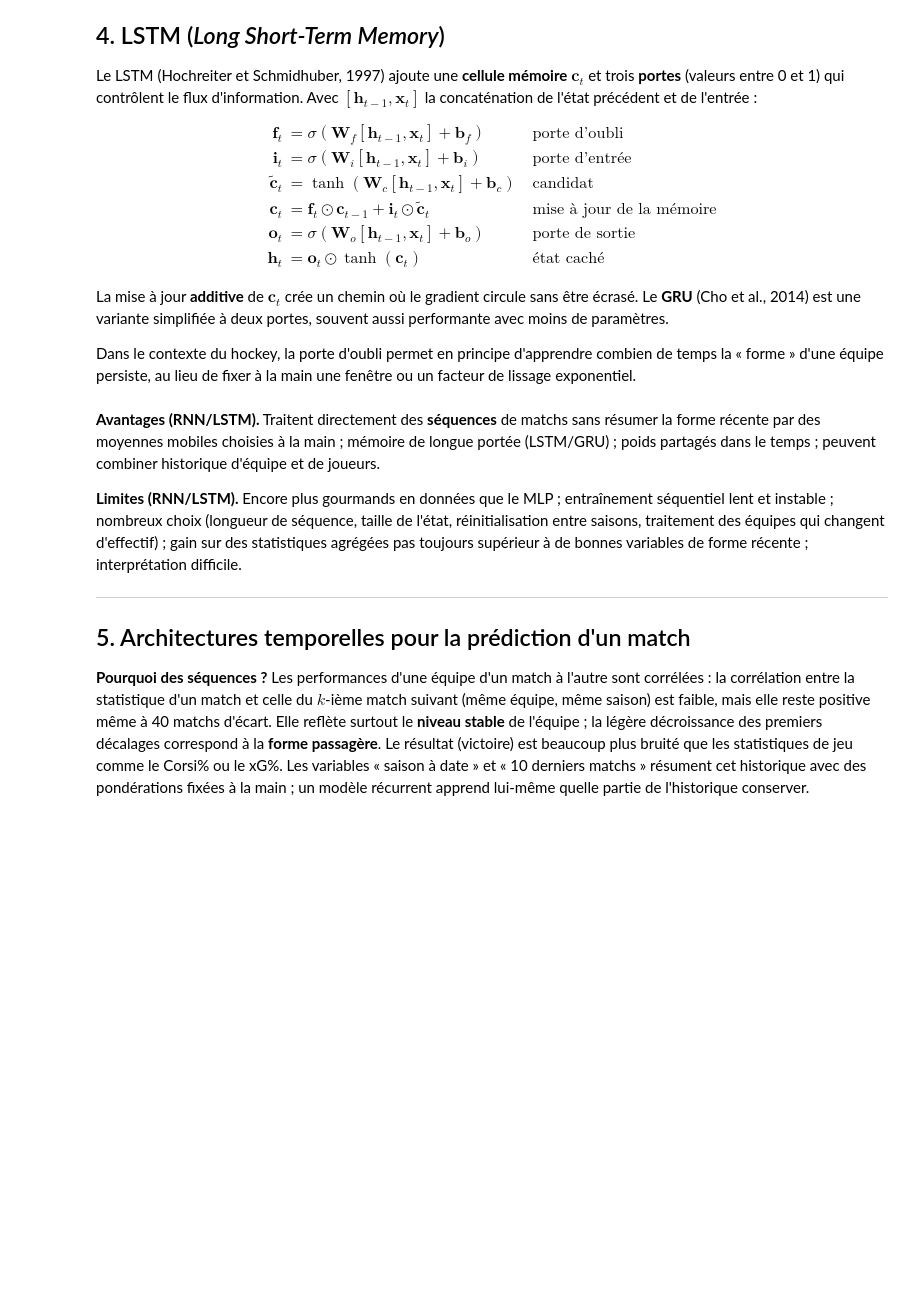
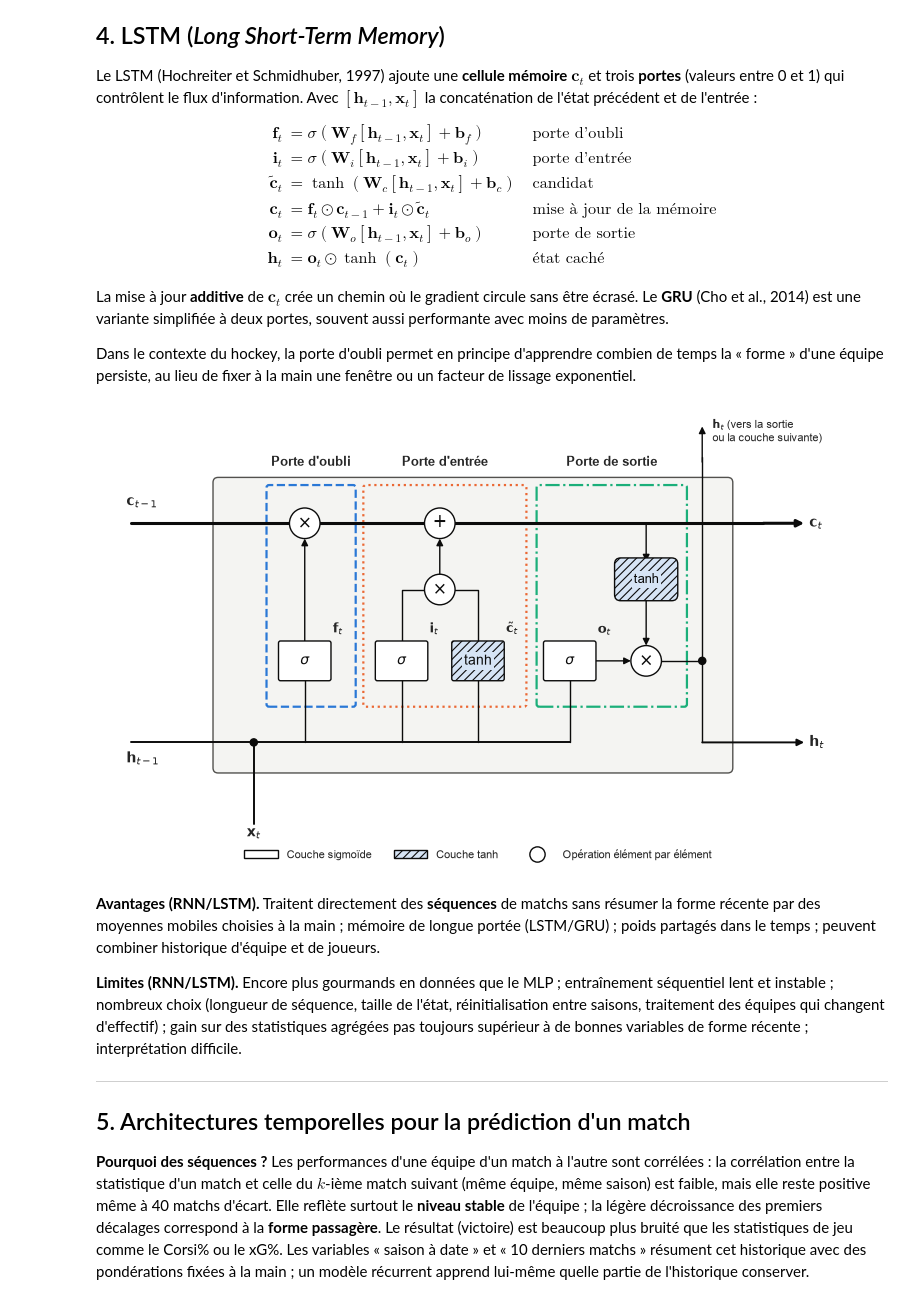
Before and after one commit to a3jeu/nhl-probabilistic-forecasting, a Jupyter notebook: notebooks/02_methodes/modeles/03_reseaux_neurones.ipynb, the cells around one changed output. Cells and saved outputs as stored; diff of their text form; code cells hidden in the pictures; blank space fills up the shorter version.

```diff
--- a/notebooks/02_methodes/modeles/03_reseaux_neurones.ipynb
+++ b/notebooks/02_methodes/modeles/03_reseaux_neurones.ipynb
@@ -456,31 +470,53 @@ Dans le contexte du hockey, la porte d'oubli permet en principe d'apprendre comb
 « forme » d'une équipe persiste, au lieu de fixer à la main une fenêtre ou un facteur de
 lissage exponentiel.
 # %%
-fig, ax = canevas(9, 5.4, (-0.9, 12.9), (-0.9, 7.2))
+fig, ax = canevas(9.6, 5.6, (-0.9, 13.7), (-0.9, 7.4))
 # Cadre de la cellule
 ax.add_patch(
     FancyBboxPatch(
-        (1.3, 0.5), 9.4, 5.6, boxstyle="round,pad=0.1", fc="#f4f4f2", ec=ENCRE_2, lw=1, zorder=0
+        (1.3, 0.5), 10.0, 5.6, boxstyle="round,pad=0.1", fc="#f4f4f2", ec=ENCRE_2, lw=1, zorder=0
     )
 )
 Y_C, Y_H, Y_PORTES = 5.3, 1.0, 2.6
+X_F, X_I, X_CAND, X_O, X_SORTIE, X_H = 3.0, 4.9, 6.4, 8.2, 9.7, 10.8
+# Composantes de chaque porte regroupées : un type de trait par porte (lisible en N&B)
+regions = [
+    (2.3, 3.95, "Porte d'oubli", COULEURS[0], "--"),
+    (4.2, 7.3, "Porte d'entrée", COULEURS[1], ":"),
+    (7.6, 10.45, "Porte de sortie", COULEURS[2], "-."),
+]
+for x0, x1, nom, couleur, ls in regions:
+    ax.add_patch(
+        FancyBboxPatch(
+            (x0, 1.75),
+            x1 - x0,
+            4.25,
+            boxstyle="round,pad=0.05",
+            fc="none",
+            ec=couleur,
+            lw=1.6,
+            ls=ls,
+            zorder=1,
+        )
+    )
+    ax.text((x0 + x1) / 2, 6.5, nom, fontsize=9, ha="center", va="center", fontweight="bold")
 # Chemin de la cellule mémoire (haut)
-trait(ax, [-0.4, 11.7], [Y_C, Y_C], lw=2.2)
-fleche(ax, (11.4, Y_C), (12.2, Y_C), lw=2.2)
+trait(ax, [-0.4, 12.0], [Y_C, Y_C], lw=2.2)
+fleche(ax, (12.0, Y_C), (12.8, Y_C), lw=2.2)
 ax.text(-0.5, Y_C + 0.35, "$\\mathbf{c}_{t-1}$", fontsize=10, ha="left")
-ax.text(12.3, Y_C, "$\\mathbf{c}_t$", fontsize=10, va="center")
+ax.text(12.9, Y_C, "$\\mathbf{c}_t$", fontsize=10, va="center")
 # Entrées en bas : h_{t-1} et x_t concaténés (bus)
-trait(ax, [-0.4, 7.6], [Y_H, Y_H], lw=1.4)
+trait(ax, [-0.4, X_O], [Y_H, Y_H], lw=1.4)
 ax.text(-0.5, Y_H - 0.4, "$\\mathbf{h}_{t-1}$", fontsize=10, ha="left")
 trait(ax, [2.0, 2.0], [-0.6, Y_H], lw=1.4)
 ax.add_patch(Circle((2.0, Y_H), 0.07, color=ENCRE, zorder=3))
 ax.text(2.0, -0.85, "$\\mathbf{x}_t$", fontsize=10, ha="center")
-# Portes : position x, nom, activation
+# Couches : position x, activation, nom
 portes = [
-    (3.0, "$\\sigma$", "$\\mathbf{f}_t$"),
-    (4.6, "$\\sigma$", "$\\mathbf{i}_t$"),
-    (6.1, "tanh", "$\\tilde{\\mathbf{c}}_t$"),
-    (7.6, "$\\sigma$", "$\\mathbf{o}_t$"),
+    (X_F, "$\\sigma$", "$\\mathbf{f}_t$"),
+    (X_I, "$\\sigma$", "$\\mathbf{i}_t$"),
+    (X_CAND, "tanh", "$\\tilde{\\mathbf{c}}_t$"),
+    (X_O, "$\\sigma$", "$\\mathbf{o}_t$"),
 ]
 for x, act, nom in portes:
     trait(ax, [x, x], [Y_H, Y_PORTES - 0.35])
@@ -498,54 +534,61 @@ for x, act, nom in portes:
     )
     ax.text(x + 0.55, Y_PORTES + 0.55, nom, fontsize=9)
 # Porte d'oubli -> × sur le chemin de la cellule
-noeud(ax, 3.0, Y_C, "$\\times$", r=0.3, fs=12)
-fleche(ax, (3.0, Y_PORTES + 0.38), (3.0, Y_C - 0.3))
+noeud(ax, X_F, Y_C, "$\\times$", r=0.3, fs=12)
+fleche(ax, (X_F, Y_PORTES + 0.38), (X_F, Y_C - 0.3))
 # Porte d'entrée × candidat -> + sur le chemin de la cellule
-noeud(ax, 5.35, 4.0, "$\\times$", r=0.3, fs=12)
-trait(ax, [4.6, 4.6, 5.05], [Y_PORTES + 0.38, 4.0, 4.0])
-trait(ax, [6.1, 6.1, 5.65], [Y_PORTES + 0.38, 4.0, 4.0])
-noeud(ax, 5.35, Y_C, "$+$", r=0.3, fs=12)
-fleche(ax, (5.35, 4.3), (5.35, Y_C - 0.3))
-# Sortie : tanh(c_t) × o_t -> h_t
-boite(ax, 9.1, 4.2, 1.0, 0.6, "tanh", fc=CLAIR, hachure="////", fs=9, style="round,pad=0.12")
-fleche(ax, (9.1, Y_C), (9.1, 4.55))
-noeud(ax, 9.1, 2.6, "$\\times$", r=0.3, fs=12)
-fleche(ax, (9.1, 3.85), (9.1, 2.9))
-fleche(ax, (8.08, Y_PORTES), (8.8, Y_PORTES))
+X_PLUS = (X_I + X_CAND) / 2
+noeud(ax, X_PLUS, 4.0, "$\\times$", r=0.3, fs=12)
+trait(ax, [X_I, X_I, X_PLUS - 0.3], [Y_PORTES + 0.38, 4.0, 4.0])
+trait(ax, [X_CAND, X_CAND, X_PLUS + 0.3], [Y_PORTES + 0.38, 4.0, 4.0])
+noeud(ax, X_PLUS, Y_C, "$+$", r=0.3, fs=12)
+fleche(ax, (X_PLUS, 4.3), (X_PLUS, Y_C - 0.3))
+# Porte de sortie : tanh(c_t) × o_t -> h_t
+boite(ax, X_SORTIE, 4.2, 1.0, 0.6, "tanh", fc=CLAIR, hachure="////", fs=9, style="round,pad=0.12")
+fleche(ax, (X_SORTIE, Y_C), (X_SORTIE, 4.55))
+noeud(ax, X_SORTIE, Y_PORTES, "$\\times$", r=0.3, fs=12)
+fleche(ax, (X_SORTIE, 3.85), (X_SORTIE, Y_PORTES + 0.3))
+fleche(ax, (X_O + 0.48, Y_PORTES), (X_SORTIE - 0.3, Y_PORTES))
 
-trait(ax, [9.4, 10.2, 10.2], [2.6, 2.6, Y_H])
-fleche(ax, (10.2, Y_H), (12.2, Y_H), lw=1.4)
-ax.text(12.3, Y_H, "$\\mathbf{h}_t$", fontsize=10, va="center")
-trait(ax, [10.2, 10.2], [2.6, 6.4])
-fleche(ax, (10.2, 6.3), (10.2, 7.0))
-ax.add_patch(Circle((10.2, 2.6), 0.07, color=ENCRE, zorder=3))
+trait(ax, [X_SORTIE + 0.3, X_H, X_H], [Y_PORTES, Y_PORTES, Y_H])
+fleche(ax, (X_H, Y_H), (12.8, Y_H), lw=1.4)
+ax.text(12.9, Y_H, "$\\mathbf{h}_t$", fontsize=10, va="center")
+trait(ax, [X_H, X_H], [Y_PORTES, 6.6])
+fleche(ax, (X_H, 6.5), (X_H, 7.2))
+ax.add_patch(Circle((X_H, Y_PORTES), 0.07, color=ENCRE, zorder=3))
 ax.text(
-    10.4, 6.9, "$\\mathbf{h}_t$ (vers la sortie\nou la couche suivante)", fontsize=8, va="center"
+    X_H + 0.2,
+    7.1,
+    "$\\mathbf{h}_t$ (vers la sortie\nou la couche suivante)",
+    fontsize=8,
+    va="center",
 )
 # Légende
 ax.legend(
     handles=[
-        Patch(fc="white", ec=ENCRE, label="Couche sigmoïde (porte)"),
+        Patch(fc="white", ec=ENCRE, label="Couche sigmoïde"),
         Patch(fc=CLAIR, ec=ENCRE, hatch="////", label="Couche tanh"),
         plt.Line2D(
             [],
             [],
             marker="o",
             ms=11,
             mfc="white",
             mec=ENCRE,
             ls="",
             label="Opération élément par élément",
         ),
     ],
     loc="upper center",
     bbox_to_anchor=(0.5, 0.0),
     ncols=3,
     fontsize=8,
     frameon=False,
 )
 sauver(fig, "methodes_rn_lstm_cellule")
 plt.show()
+# %% [output]
+[figure, added]
 # %% [markdown]
 **Avantages (RNN/LSTM).** Traitent directement des **séquences** de matchs sans résumer la forme
 récente par des moyennes mobiles choisies à la main ; mémoire de longue portée (LSTM/GRU) ;
```
Also changed, not shown: parts of 11 cells of this notebook, 3 other files.
